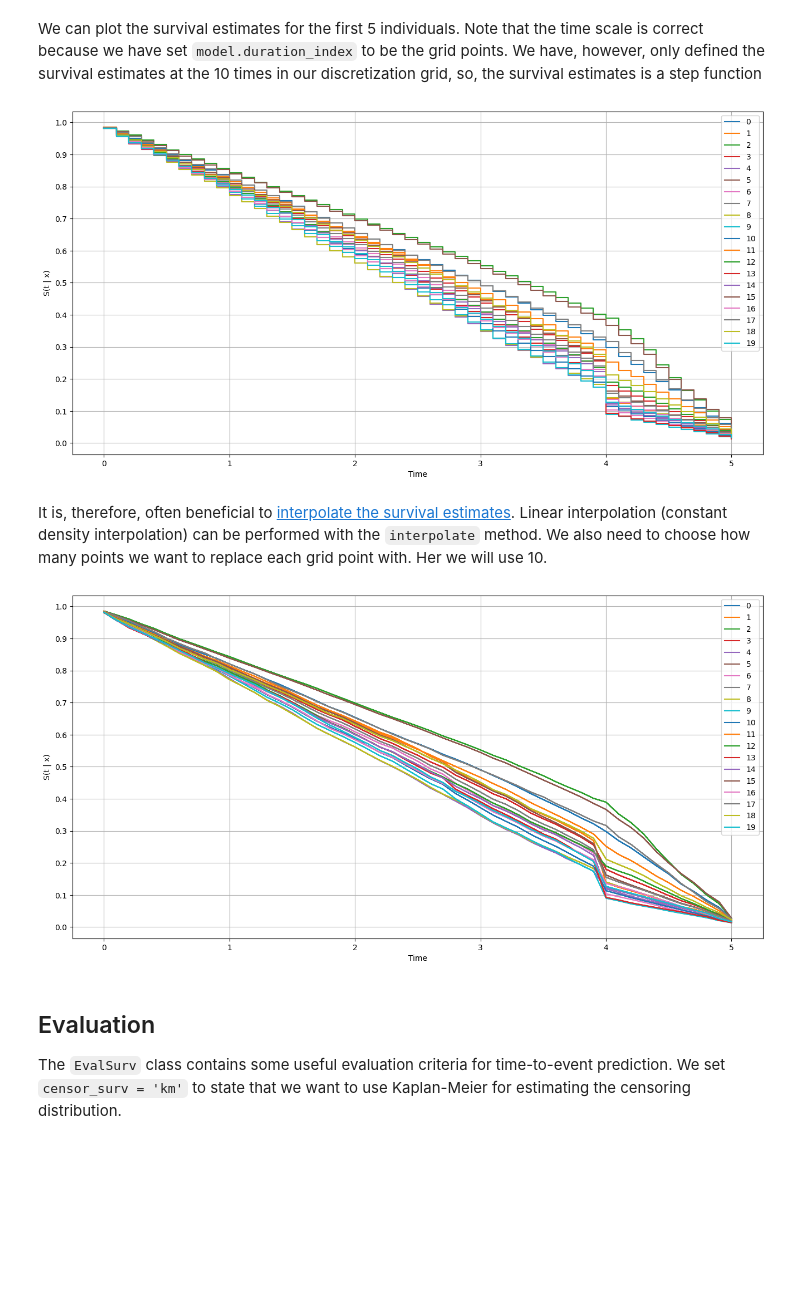
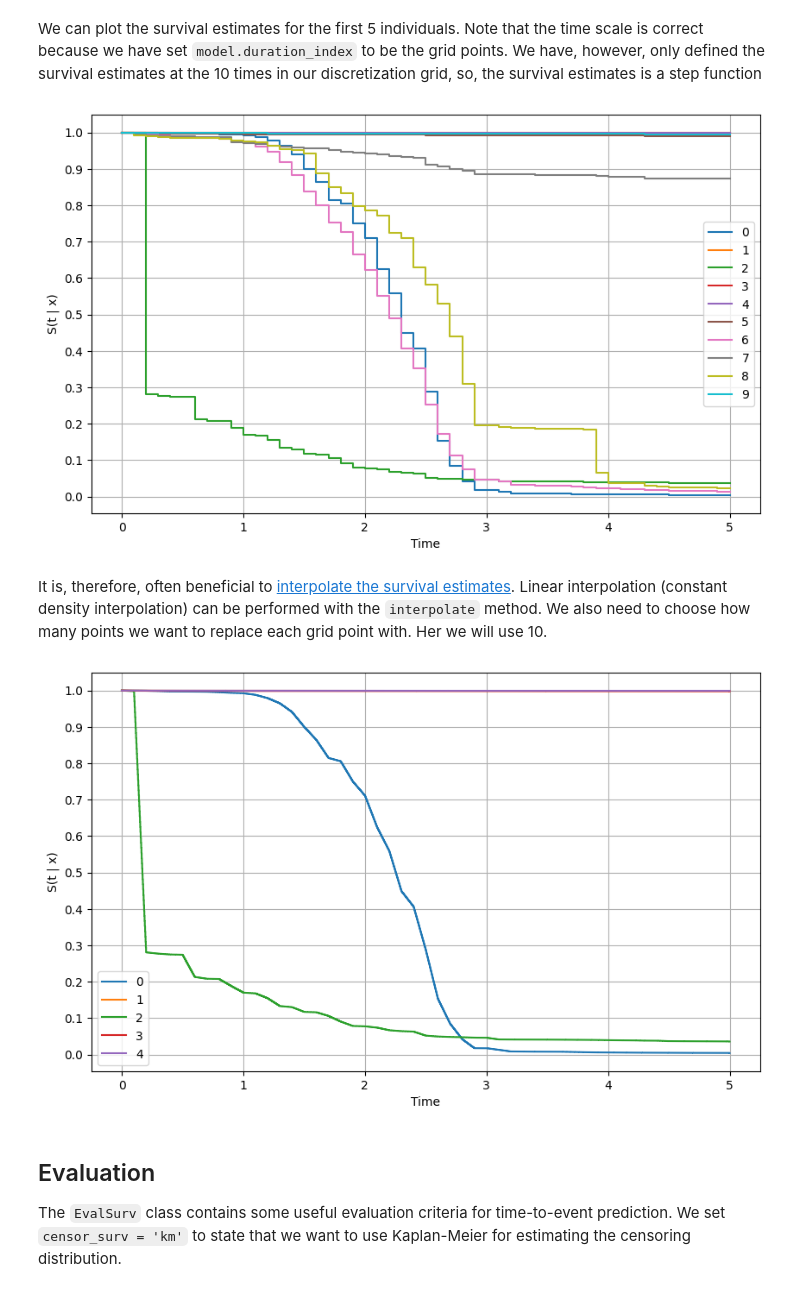
Before and after one commit to kgchinthana/pycox, a Jupyter notebook: examples/pycox/time-to-predict_1.ipynb, the cells around one changed output. Saved outputs shown, nothing was run; the diff lists cells and outputs as text; code cells hidden in the pictures; blank space fills up the shorter version.

Commit message:
modified model

```diff
--- a/examples/pycox/time-to-predict_1.ipynb
+++ b/examples/pycox/time-to-predict_1.ipynb
@@ -283,8 +393,8 @@ custom_cuts = np.linspace(0, 5, num=num_durations+1)  # 50 intervals within the
 
 # Use custom cuts with LogisticHazard
 # labtrans = LogisticHazard.label_transform(cuts=custom_cuts)
-# labtrans = PMF.label_transform(num_durations)
-labtrans = DeepHitSingle.label_transform(cuts=custom_cuts)
+labtrans = PMF.label_transform(cuts=custom_cuts)
+# labtrans = DeepHitSingle.label_transform(cuts=custom_cuts)
 
 get_target = lambda df: (df['duration'].values, df['event'].values)
 y_train = labtrans.fit_transform(*get_target(df_train))
@@ -397,8 +476,8 @@ The `LogisticHazard` can also take the argument `device` which can be use to cho
 See `?LogisticHazard` for details.
 # %%
 # model = LogisticHazard(net, tt.optim.Adam(0.01), duration_index=labtrans.cuts)
-# model = PMF(net, tt.optim.Adam(0.01), duration_index=labtrans.cuts)
-model = DeepHitSingle(net, tt.optim.Adam(0.0005, weight_decay=0.02), duration_index=labtrans.cuts)
+model = PMF(net, tt.optim.Adam(0.01), duration_index=labtrans.cuts)
+# model = DeepHitSingle(net, tt.optim.Adam(0.0005, weight_decay=0.02), duration_index=labtrans.cuts)
 # %% [markdown]
 Next, we set the `batch_size` and the number of training `epochs`.
 
@@ -585,23 +700,23 @@ We can plot the survival estimates for the first 5 individuals.
 Note that the time scale is correct because we have set `model.duration_index` to be the grid points.
 We have, however, only defined the survival estimates at the 10 times in our discretization grid, so, the survival estimates is a step function
 # %%
-ax = surv.iloc[:, :20].plot(drawstyle='steps-post', figsize=(16, 8))
+ax = surv.iloc[:, :10].plot(drawstyle='steps-post', figsize=(10, 6))
 plt.ylabel('S(t | x)')
 plt.xlabel('Time')
 plt.grid(True)
 plt.yticks([i / 10 for i in range(11)])
 # plt.yticks([i / 100 for i in range(101)])
 # ax.yaxis.set_major_formatter(plt.FuncFormatter(lambda val, pos: '{:.2f}'.format(val)))
 plt.show()
 # %% [output]
-[figure, old version]
+[figure, new version]
 # %% [markdown]
 It is, therefore, often beneficial to [interpolate the survival estimates](https://arxiv.org/abs/1910.06724).
 Linear interpolation (constant density interpolation) can be performed with the `interpolate` method. We also need to choose how many points we want to replace each grid point with. Her we will use 10.
 # %%
 surv = model.interpolate(50).predict_surv_df(x_test)
 # %%
-ax = surv.iloc[:, :20].plot(drawstyle='steps-post', figsize=(16, 8))
+ax = surv.iloc[:, :5].plot(drawstyle='steps-post', figsize=(10, 6))
 plt.ylabel('S(t | x)')
 plt.xlabel('Time')
 plt.grid(True)
@@ -610,7 +725,7 @@ plt.yticks([i / 10 for i in range(11)])
 # ax.yaxis.set_major_formatter(plt.FuncFormatter(lambda val, pos: '{:.2f}'.format(val)))
 plt.show()
 # %% [output]
-[figure, old version]
+[figure, new version]
 # %% [markdown]
 ## Evaluation
 
```
Also changed, not shown: parts of 22 cells of this notebook, 23 other files.
